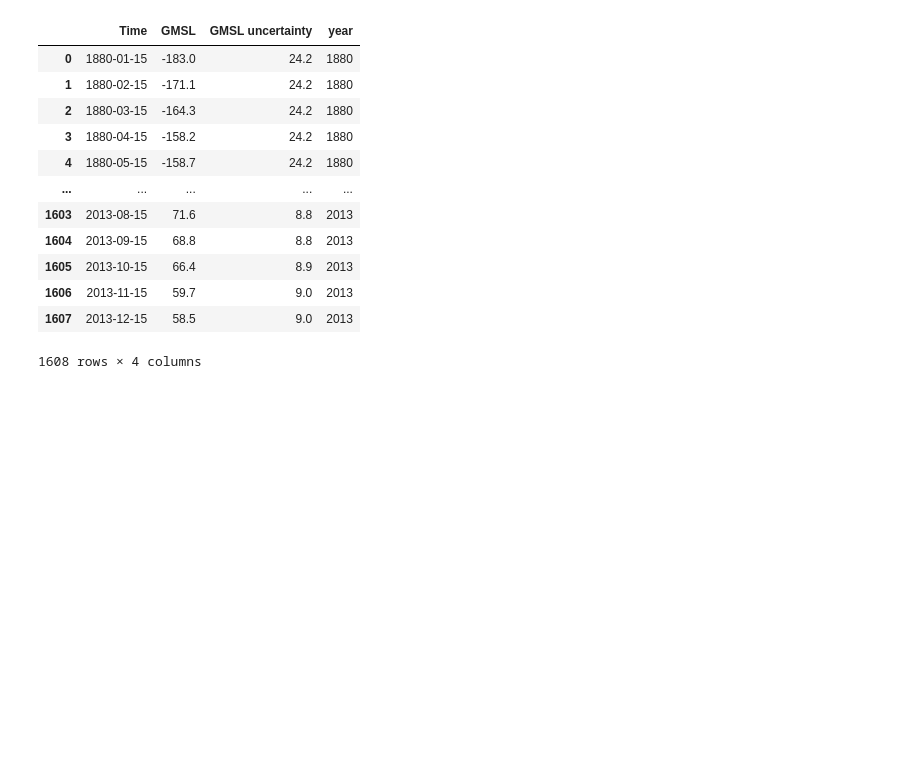
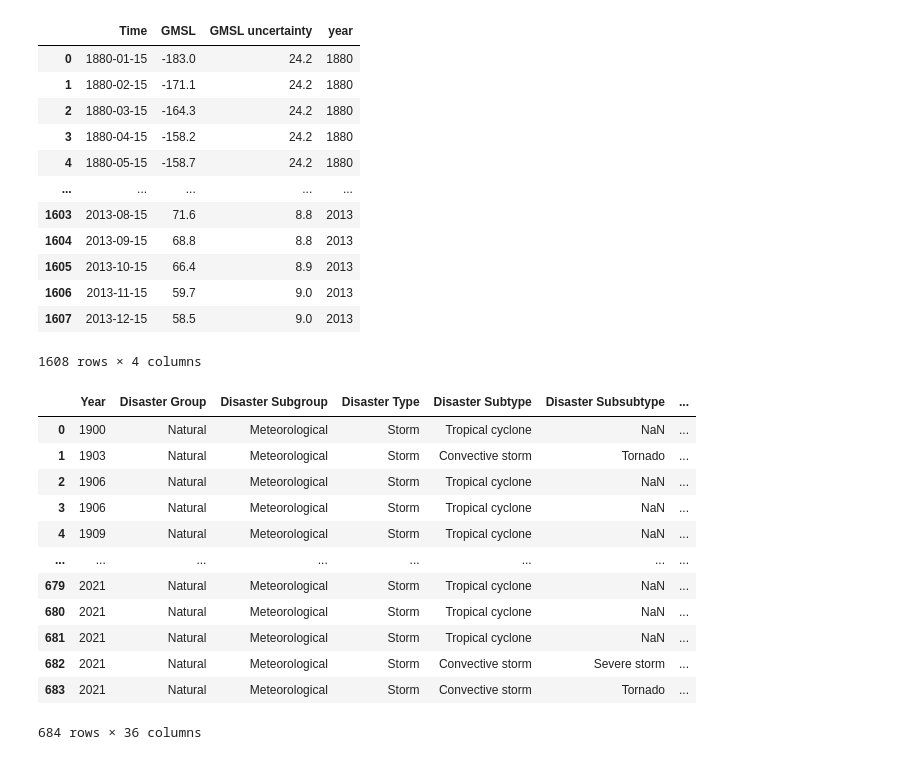
Before and after one commit to argearhart/beach, a Jupyter notebook: 01main.ipynb, the cells around one changed output. Saved outputs shown, nothing was run; the diff lists cells and outputs as text; code cells hidden in the pictures; blank space fills up the shorter version.

```diff
--- a/01main.ipynb
+++ b/01main.ipynb
@@ -58,3 +59,19 @@ global_sea_levels
 | 1606 | 2013-11-15 | 59.7 | 9.0 | 2013 |
 | 1607 | 2013-12-15 | 58.5 | 9.0 | 2013 |
 1608 rows × 4 columns
+# %%
+storms
+# %% [output]
+|  | Year | Disaster Group | Disaster Subgroup | Disaster Type | Disaster Subtype | Disaster Subsubtype | ... |
+| 0 | 1900 | Natural | Meteorological | Storm | Tropical cyclone | NaN | ... |
+| 1 | 1903 | Natural | Meteorological | Storm | Convective storm | Tornado | ... |
+| 2 | 1906 | Natural | Meteorological | Storm | Tropical cyclone | NaN | ... |
+| 3 | 1906 | Natural | Meteorological | Storm | Tropical cyclone | NaN | ... |
+| 4 | 1909 | Natural | Meteorological | Storm | Tropical cyclone | NaN | ... |
+| ... | ... | ... | ... | ... | ... | ... | ... |
+| 679 | 2021 | Natural | Meteorological | Storm | Tropical cyclone | NaN | ... |
+| 680 | 2021 | Natural | Meteorological | Storm | Tropical cyclone | NaN | ... |
+| 681 | 2021 | Natural | Meteorological | Storm | Tropical cyclone | NaN | ... |
+| 682 | 2021 | Natural | Meteorological | Storm | Convective storm | Severe storm | ... |
+| 683 | 2021 | Natural | Meteorological | Storm | Convective storm | Tornado | ... |
+684 rows × 36 columns
```
Also changed, not shown: parts of 2 cells of this notebook, 8 other files.
